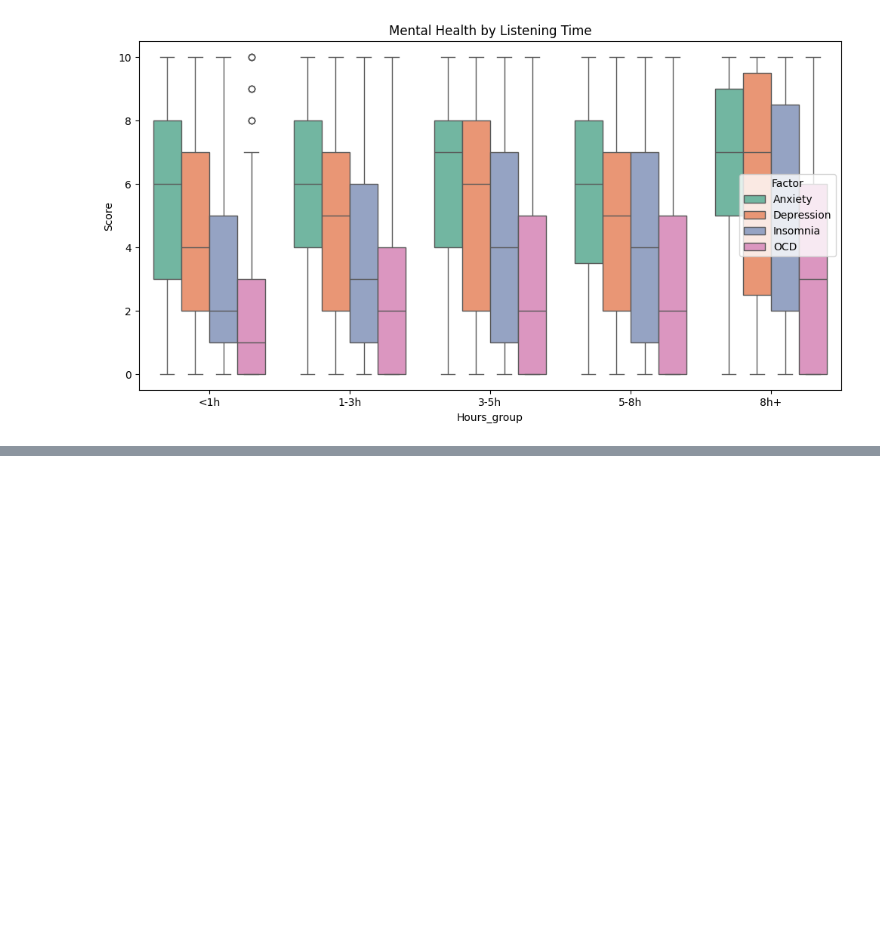
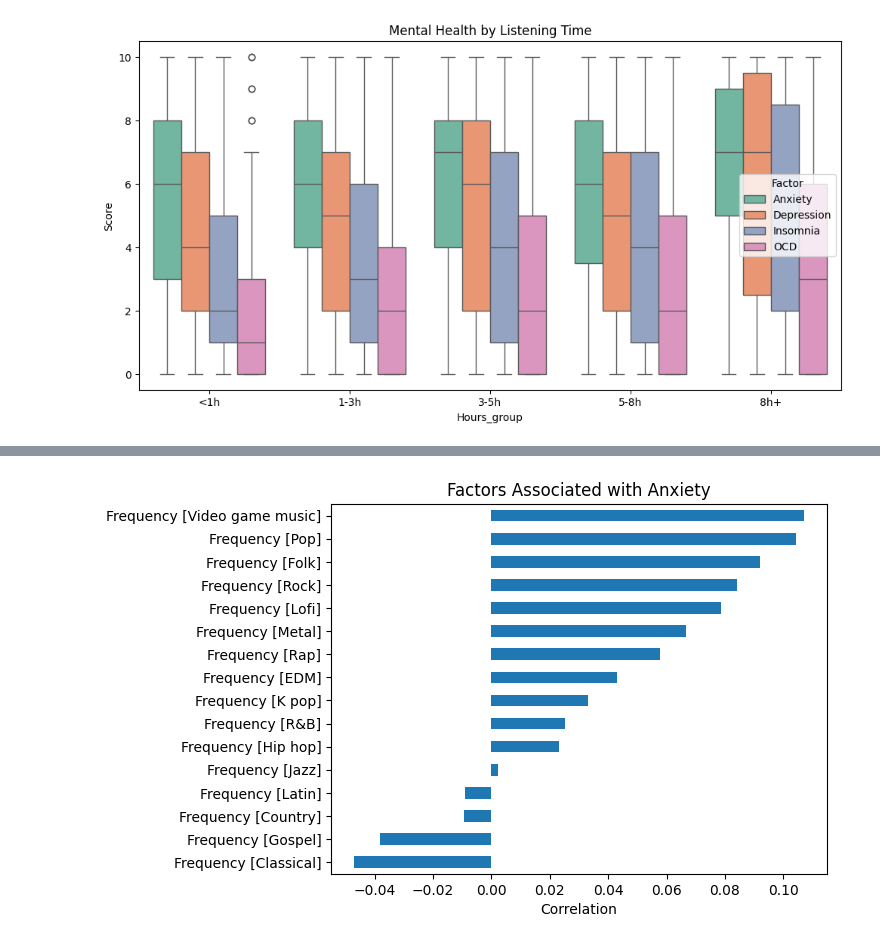
Before and after one commit to lrondal/I-am-hungry, a Jupyter notebook: project_dataVis_Letort_Rondal.ipynb, the cells around one changed output, grey strips where cells are left out. Saved outputs shown, nothing was run; the diff lists cells and outputs as text; code cells hidden in the pictures; blank space fills up the shorter version.

```diff
--- a/project_dataVis_Letort_Rondal.ipynb
+++ b/project_dataVis_Letort_Rondal.ipynb
@@ -620,0 +632,13 @@ plt.show()
+# %%
+music_cols = [col for col in df.columns if "Frequency" in col]
+mental = ["Anxiety", "Depression", "Insomnia", "OCD"]
+
+corr = df[music_cols + mental].corr()
+
+corr["Anxiety"].loc[music_cols].sort_values().plot(kind="barh")
+
+plt.title("Factors Associated with Anxiety")
+plt.xlabel("Correlation")
+plt.show()
+# %% [output]
+[figure, added]
```
Also changed, not shown: parts of 2 cells of this notebook.
